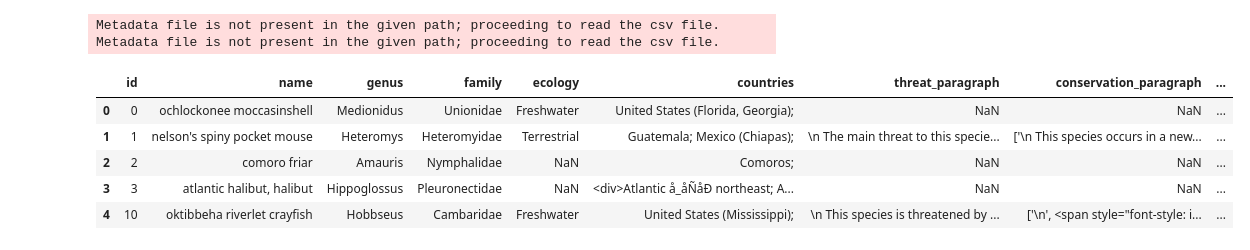
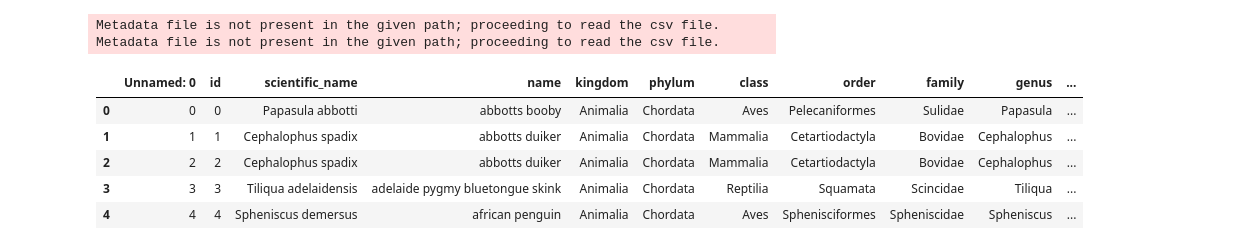
Before and after one commit to andrewedstrom/cs638project, a Jupyter notebook: moreBlocking/Blocking_need_more_tuples.ipynb, the cells around one changed output. Drawn from its saved outputs; the diff is of its cells as text; code cells hidden in the pictures.

```diff
--- a/moreBlocking/Blocking_need_more_tuples.ipynb
+++ b/moreBlocking/Blocking_need_more_tuples.ipynb
@@ -23,14 +23,14 @@ rl['block'] = 'yes'
 # %%
 ar['block'] = 'yes'
 # %%
-rl.head()
+ar.head()
 # %% [output]
-|  | id | name | genus | family | ecology | countries | threat_paragraph | conservation_paragraph | ... |
-| 0 | 0 | ochlockonee moccasinshell | Medionidus | Unionidae | Freshwater | United States (Florida, Georgia); | NaN | NaN | ... |
-| 1 | 1 | nelson's spiny pocket mouse | Heteromys | Heteromyidae | Terrestrial | Guatemala; Mexico (Chiapas); | \n The main threat to this specie... | ['\n This species occurs in a new... | ... |
-| 2 | 2 | comoro friar | Amauris | Nymphalidae | NaN | Comoros; | NaN | NaN | ... |
-| 3 | 3 | atlantic halibut, halibut | Hippoglossus | Pleuronectidae | NaN | <div>Atlantic å_åÑåÐ northeast; A... | NaN | NaN | ... |
-| 4 | 10 | oktibbeha riverlet crayfish | Hobbseus | Cambaridae | Freshwater | United States (Mississippi); | \n This species is threatened by ... | ['\n', <span style="font-style: i... | ... |
+|  | Unnamed: 0 | id | scientific_name | name | kingdom | phylum | class | order | family | genus | ... |
+| 0 | 0 | 0 | Papasula abbotti | abbotts booby | Animalia | Chordata | Aves | Pelecaniformes | Sulidae | Papasula | ... |
+| 1 | 1 | 1 | Cephalophus spadix | abbotts duiker | Animalia | Chordata | Mammalia | Cetartiodactyla | Bovidae | Cephalophus | ... |
+| 2 | 2 | 2 | Cephalophus spadix | abbotts duiker | Animalia | Chordata | Mammalia | Cetartiodactyla | Bovidae | Cephalophus | ... |
+| 3 | 3 | 3 | Tiliqua adelaidensis | adelaide pygmy bluetongue skink | Animalia | Chordata | Reptilia | Squamata | Scincidae | Tiliqua | ... |
+| 4 | 4 | 4 | Spheniscus demersus | african penguin | Animalia | Chordata | Aves | Sphenisciformes | Spheniscidae | Spheniscus | ... |
 # %%
 #Block on bogus attribute so that we can actually do
 #blocking on genus
```
Also changed, not shown: parts of 6 cells of this notebook, 6 other files.
